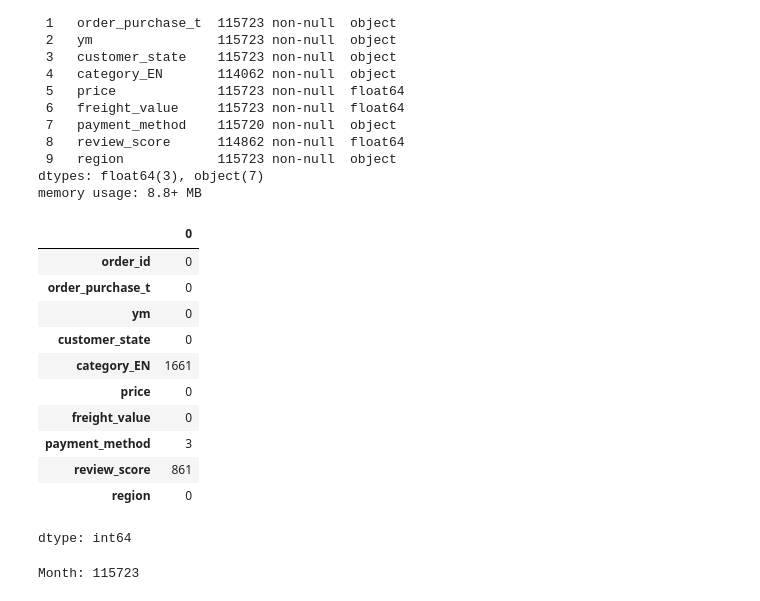
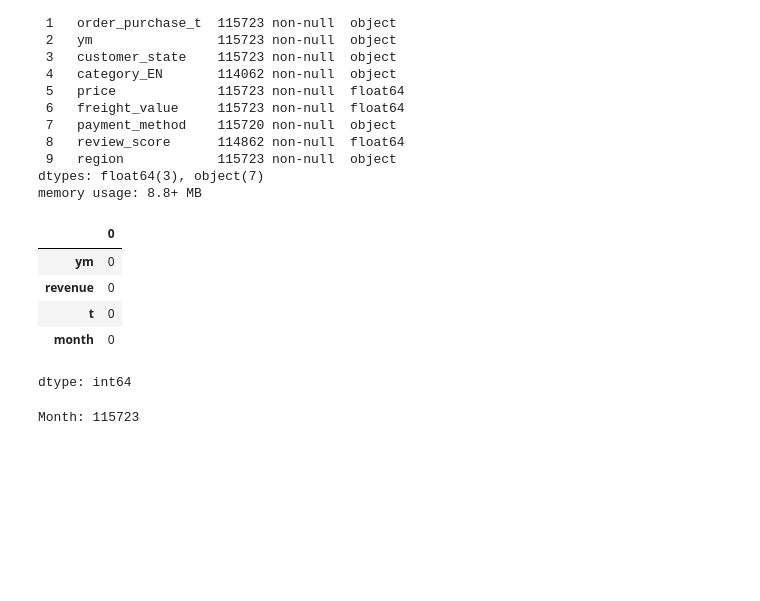
Before and after one commit to ParusSlava/olist-analytics, a Jupyter notebook: notebook/olist_predict2.ipynb, the cells around one changed output. Cells and saved outputs as stored; diff of their text form; code cells hidden in the pictures; blank space fills up the shorter version.

```diff
--- a/notebook/olist_predict2.ipynb
+++ b/notebook/olist_predict2.ipynb
@@ -44,19 +46,13 @@ Data columns (total 10 columns):
 dtypes: float64(3), object(7)
 memory usage: 8.8+ MB
 # %%
-df.isna().sum()
+df_lr.isna().sum()
 # %% [output]
 |  | 0 |
-| order_id | 0 |
-| order_purchase_t | 0 |
 | ym | 0 |
-| customer_state | 0 |
-| category_EN | 1661 |
-| price | 0 |
-| freight_value | 0 |
-| payment_method | 3 |
-| review_score | 861 |
-| region | 0 |
+| revenue | 0 |
+| t | 0 |
+| month | 0 |
 dtype: int64
 # %%
 df = df.sort_values('ym').reset_index(drop=True)
```
Also changed, not shown: parts of 11 cells of this notebook.
